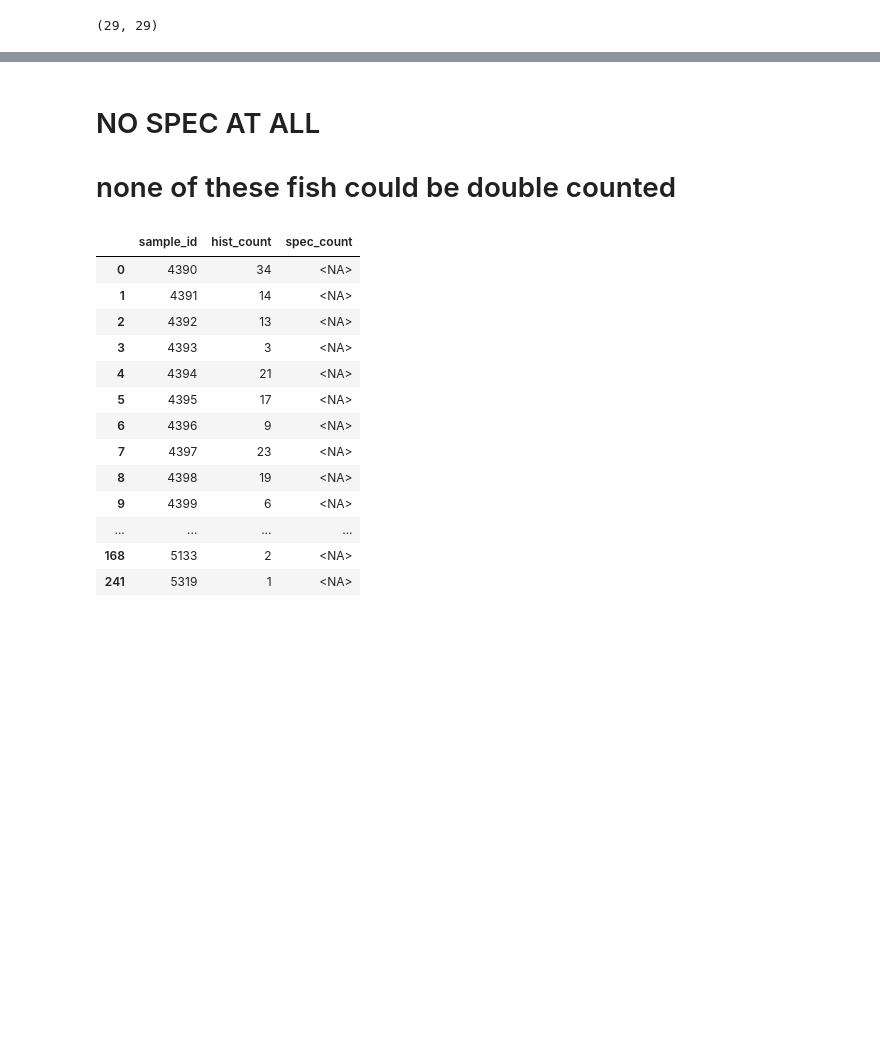
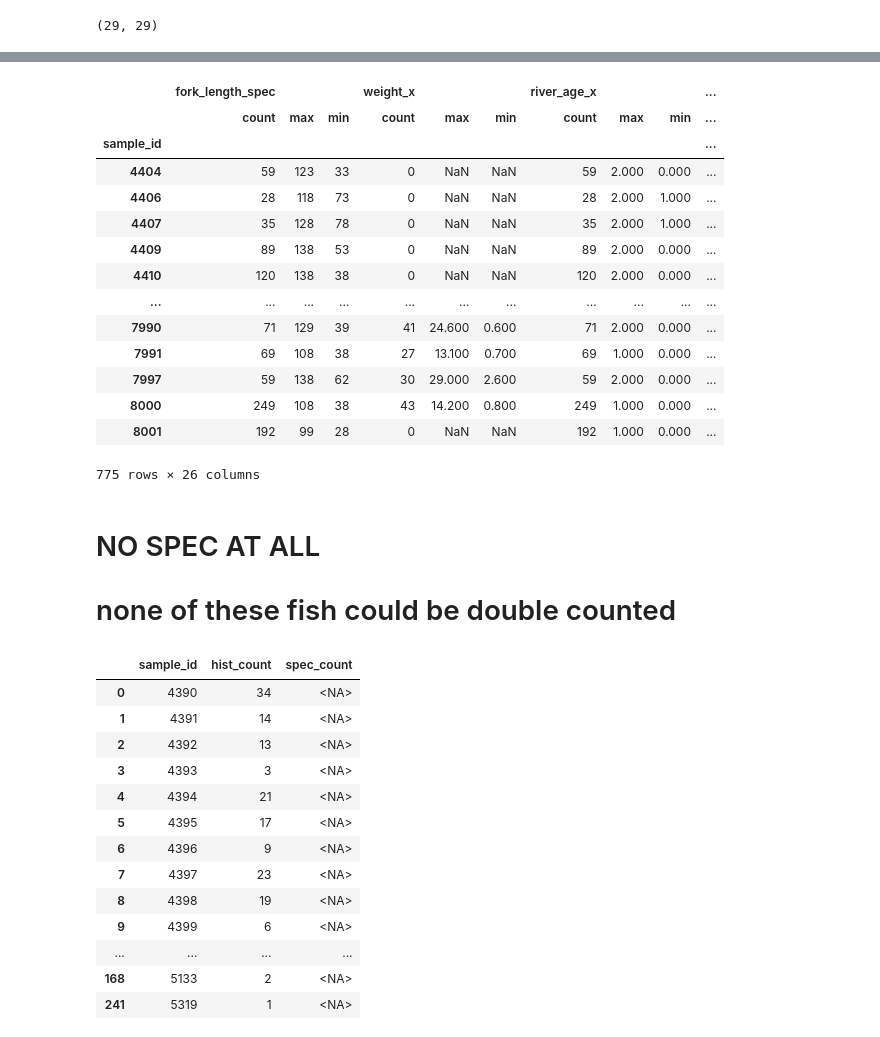
Before and after one commit to dfo-gulf-science/TrapNet-EDA, a Jupyter notebook: Trapnet Historical Data.ipynb, the cells around one changed output, grey strips where cells are left out. Cells and saved outputs as stored; diff of their text form; code cells hidden in the pictures; blank space fills up the shorter version.

```diff
--- a/Trapnet Historical Data.ipynb
+++ b/Trapnet Historical Data.ipynb
@@ -765,3 +807,21 @@ len(strong_sample_matches), len(set(strong_sample_matches))
+# %%
+summary
+# %% [output]
+|  | fork_length_spec |  |  | weight_x |  |  | river_age_x |  |  | ... |
+|  | count | max | min | count | max | min | count | max | min | ... |
+| sample_id |  |  |  |  |  |  |  |  |  | ... |
+| 4404 | 59 | 123 | 33 | 0 | NaN | NaN | 59 | 2.000 | 0.000 | ... |
+| 4406 | 28 | 118 | 73 | 0 | NaN | NaN | 28 | 2.000 | 1.000 | ... |
+| 4407 | 35 | 128 | 78 | 0 | NaN | NaN | 35 | 2.000 | 1.000 | ... |
+| 4409 | 89 | 138 | 53 | 0 | NaN | NaN | 89 | 2.000 | 0.000 | ... |
+| 4410 | 120 | 138 | 38 | 0 | NaN | NaN | 120 | 2.000 | 0.000 | ... |
+| ... | ... | ... | ... | ... | ... | ... | ... | ... | ... | ... |
+| 7990 | 71 | 129 | 39 | 41 | 24.600 | 0.600 | 71 | 2.000 | 0.000 | ... |
+| 7991 | 69 | 108 | 38 | 27 | 13.100 | 0.700 | 69 | 1.000 | 0.000 | ... |
+| 7997 | 59 | 138 | 62 | 30 | 29.000 | 2.600 | 59 | 2.000 | 0.000 | ... |
+| 8000 | 249 | 108 | 38 | 43 | 14.200 | 0.800 | 249 | 1.000 | 0.000 | ... |
+| 8001 | 192 | 99 | 28 | 0 | NaN | NaN | 192 | 1.000 | 0.000 | ... |
+775 rows × 26 columns
 # %% [markdown]
 # NO SPEC AT ALL
 # none of these fish could be double counted
```
Also changed, not shown: parts of 27 cells of this notebook.
